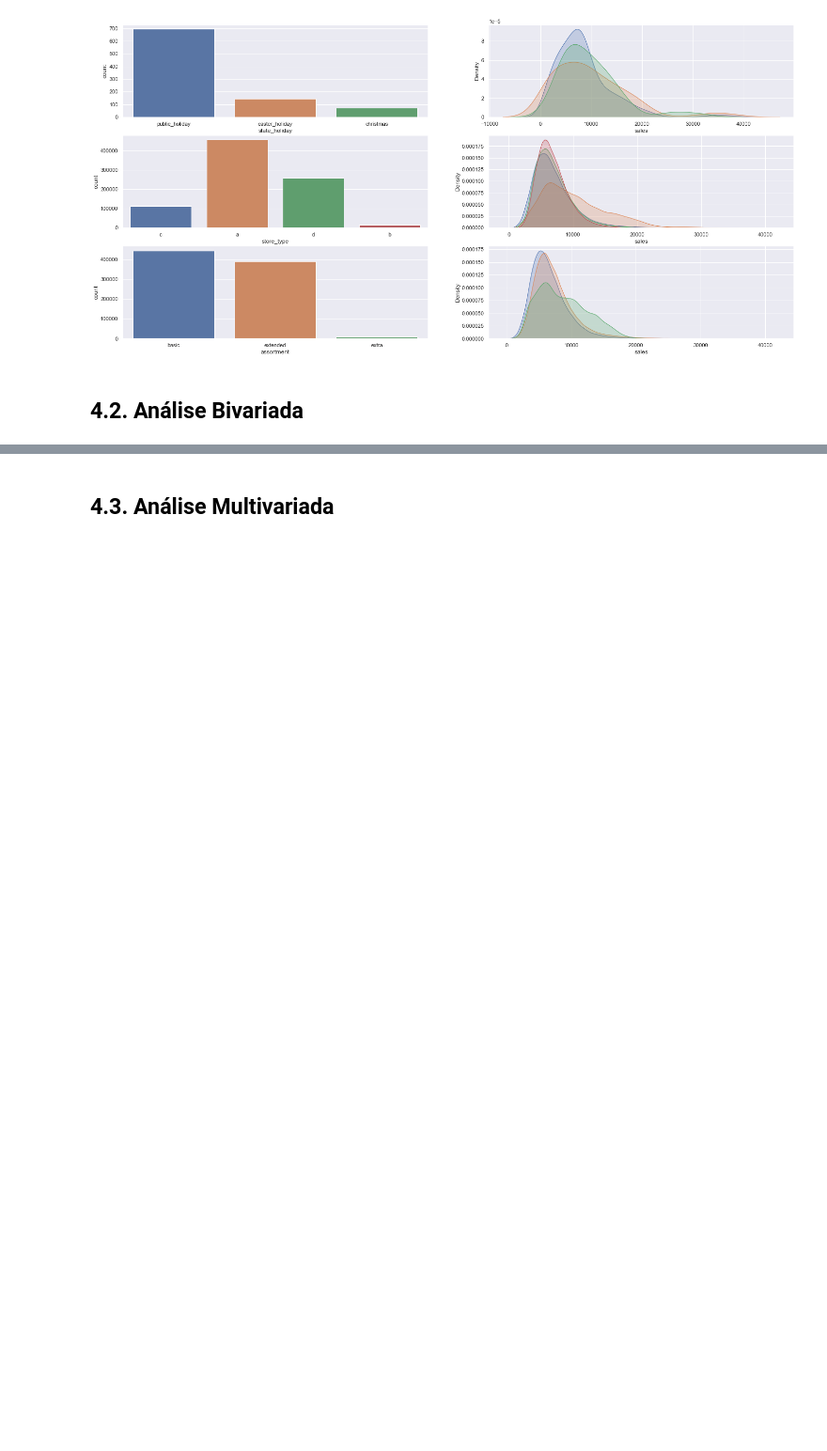
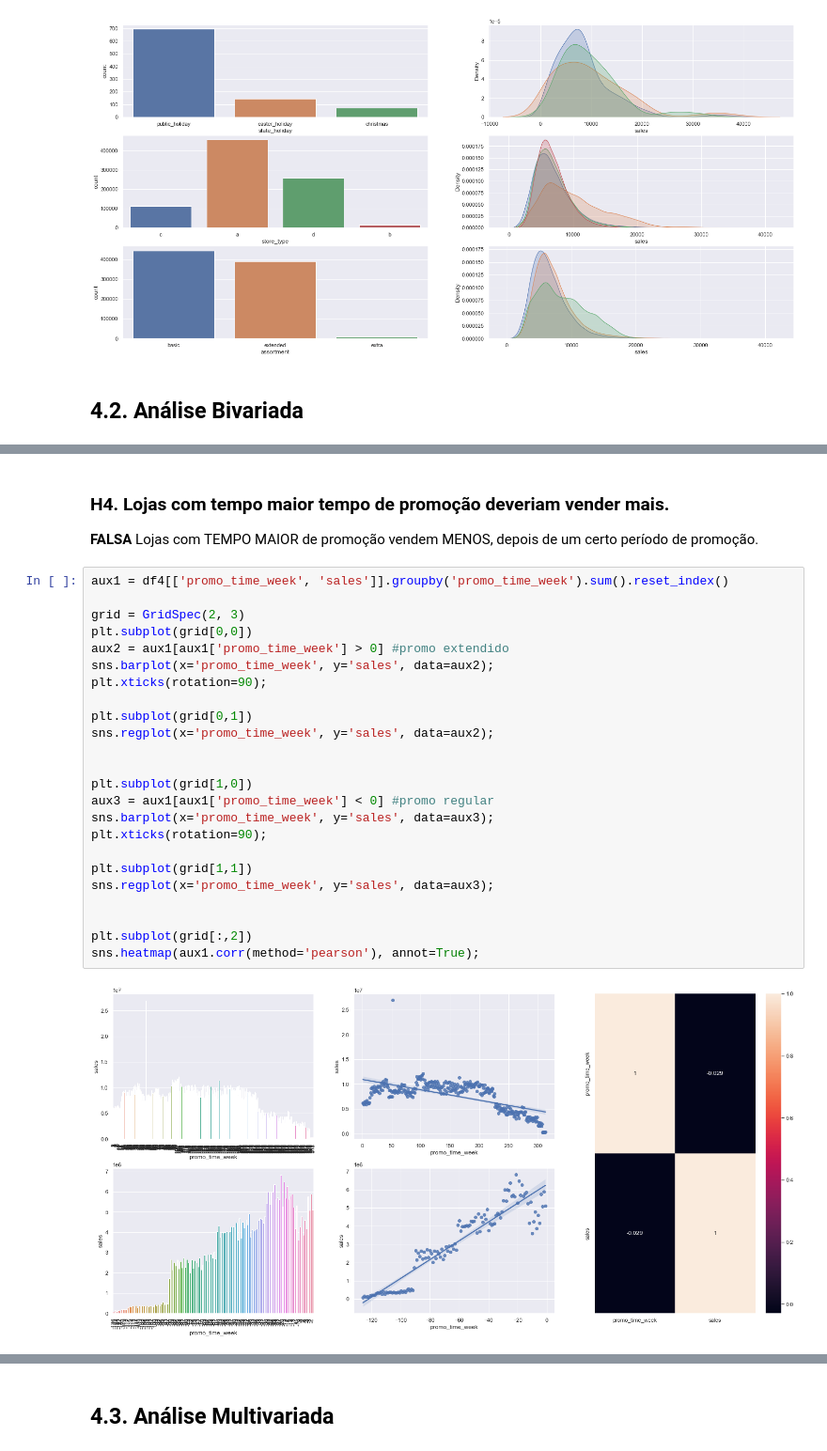
Before and after one commit to martinakbeck/ds_em_producao, a Jupyter notebook: m04_v01_store_sales_prediction.ipynb, the cells around one changed output, grey strips where cells are left out. Shown at 94% size. Cells and saved outputs as stored; diff of their text form; blank space fills up the shorter version.

```diff
--- a/m04_v01_store_sales_prediction.ipynb
+++ b/m04_v01_store_sales_prediction.ipynb
@@ -567,0 +568,29 @@ sns.heatmap(aux1.corr(method='pearson'), annot=True);
+# %% [markdown]
+### H4. Lojas com tempo maior tempo de promoção deveriam vender mais.
+**FALSA** Lojas com TEMPO MAIOR de promoção vendem MENOS, depois de um certo período de promoção.
+# %%
+aux1 = df4[['promo_time_week', 'sales']].groupby('promo_time_week').sum().reset_index()
+
+grid = GridSpec(2, 3)
+plt.subplot(grid[0,0])
+aux2 = aux1[aux1['promo_time_week'] > 0] #promo extendido
+sns.barplot(x='promo_time_week', y='sales', data=aux2);
+plt.xticks(rotation=90);
+
+plt.subplot(grid[0,1])
+sns.regplot(x='promo_time_week', y='sales', data=aux2);
+
+
+plt.subplot(grid[1,0])
+aux3 = aux1[aux1['promo_time_week'] < 0] #promo regular
+sns.barplot(x='promo_time_week', y='sales', data=aux3);
+plt.xticks(rotation=90);
+
+plt.subplot(grid[1,1])
+sns.regplot(x='promo_time_week', y='sales', data=aux3);
+
+
+plt.subplot(grid[:,2])
+sns.heatmap(aux1.corr(method='pearson'), annot=True);
+# %% [output]
+[figure, added]
```
Also changed, not shown: parts of 20 cells of this notebook.
